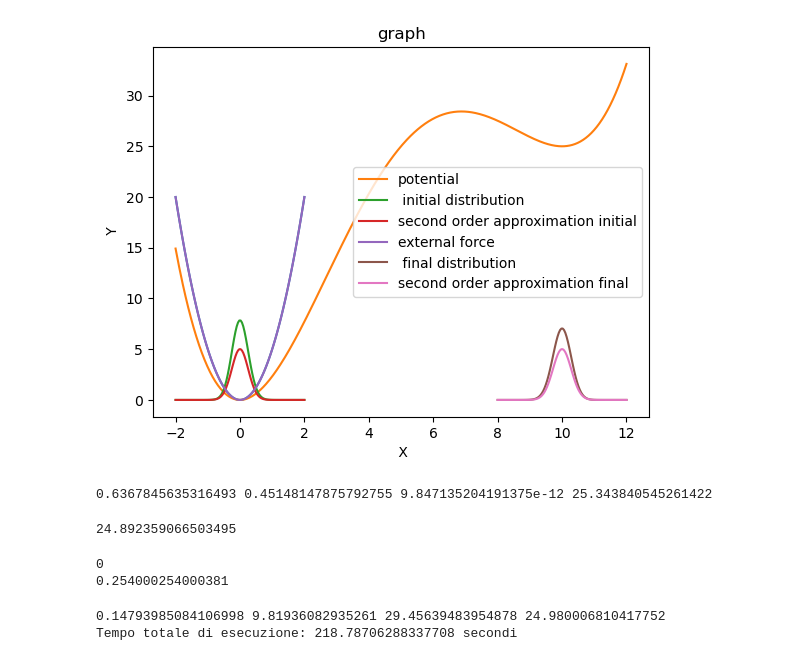
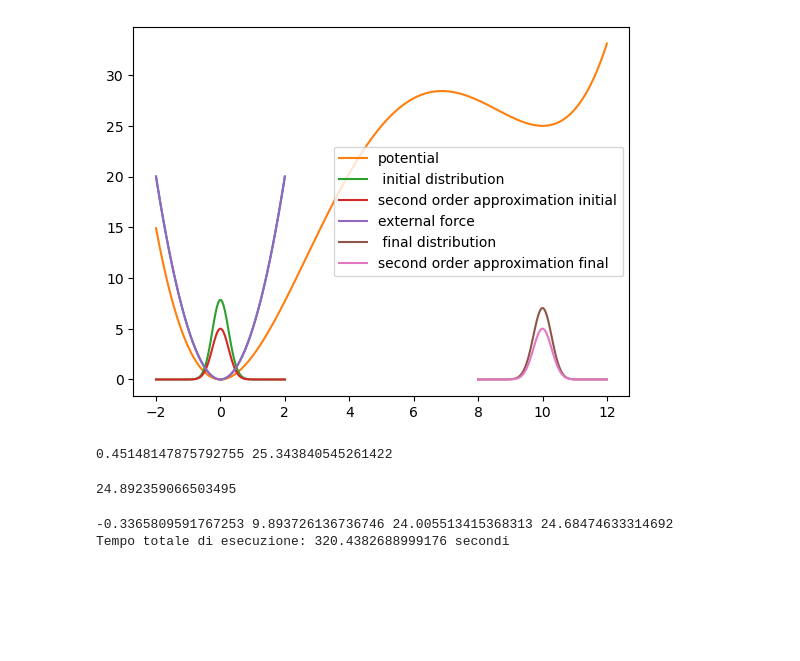
Before and after one commit to pietropecchini/TP4, a Jupyter notebook: overdamped.ipynb, the cells around one changed output. Saved outputs shown, nothing was run; the diff lists cells and outputs as text; code cells hidden in the pictures; blank space fills up the shorter version.

```diff
--- a/overdamped.ipynb
+++ b/overdamped.ipynb
@@ -64,42 +64,37 @@ std_fin = 1/np.sqrt(2*((a*x_min)/(x_min+2*c)*(3*c**2+x_min**2+2*x_min*c)+k/2)/kb
 # %%
 # Plot
 
-
-# Creazione del plot iniziale
 fig, ax = plt.subplots()
 
 x = np.linspace(-0.2*x_min, 1.2*x_min, 500)
 x_force = np.linspace(x_center-2, x_center+2, 100)
 x_final = np.linspace(x_min-2, x_min+2, 100)
 
 line, = ax.plot(x_force, k/2*(x_force-x_center)**2)
 
 integral_in, _ = integrate.quad(eq_distribution_in , -5, 5)
 int_approx_in, _ = integrate.quad(approx_in , -5, 5)
 free_energy_in = - kbT * np.log(int_approx_in)
 
 integral_fin, _ = integrate.quad(eq_distribution_fin , -5+x_min, 5+x_min)
 int_approx_fin, _ = integrate.quad(approx_fin , -5+ x_min, 5+ x_min)
 free_energy_fin = - kbT * np.log(integral_fin)
 
 plt.plot(x, potential(x), label='potential')
 plt.plot(x_force,  5*eq_distribution_in(x_force)/integral_in, label=' initial distribution') # it's multiplied to be able to see it
 #plt.plot(x_force, 5*approx_in(x_force)/int_approx_in, label='second order approximation initial')
 plt.plot(x_force,  5*approx_in(x_force)/np.max(approx_in(x_force)), label='second order approximation initial')
 plt.plot(x_force,k/2*(x_force-x_center)**2, label='external force')
 plt.plot(x_final,  5*eq_distribution_fin(x_final)/integral_fin, label=' final distribution') # it's multiplied to be able to see it
 #plt.plot(x_final,  5*approx_fin(x_final)/int_approx_fin, label='second order approximation final')
 plt.plot(x_final,  5*approx_fin(x_final)/np.max(approx_fin(x_final)), label='second order approximation final')
 
 plt.legend()
 
-plt.title('graph')
-plt.xlabel(' X')
-plt.ylabel(' Y')
 plt.show()
-print(integral_in,free_energy_in, integral_fin, free_energy_fin)
+print(free_energy_in, free_energy_fin)
 # %% [output]
-[figure, old version]
+[figure, new version]
-0.6367845635316493 0.45148147875792755 9.847135204191375e-12 25.343840545261422
+0.45148147875792755 25.343840545261422
 # %%
 # Variation of free energy
@@ -139,21 +130,16 @@ def iteration (x_in, x_center, v_external_force=v_external_force, gamma=gamma, k
 
 
     return x_new
-# %%
-print(x_center)
-print(std)
-# %% [output]
-0
-0.254000254000381
 # %%
 # Calculation of trajectory
 
 # Inizialization
-w = np.zeros(n_tries) # collect the work done
+w = np.zeros(n_tries) # collects the work done
+x_in = np.zeros(n_tries) # collects teh initial positions
+x_fin = np.zeros(n_tries) # collects the final positions
 x_center=0
 x_sim = np.zeros(n_steps+1)
-x_in = np.zeros(n_tries)
-x_fin = np.zeros(n_tries)
+
 # Total F_ext (calculated with symbolic derivative):
 x_ = sp.symbols('x_')
 pot = a*(x_-x_min)**2*(x_-c)*(x_+(x_min*c)/(x_min+2*c)) + (a*x_min**3*c**2)/(x_min+2*c)
@@ -172,17 +158,12 @@ for j in range(n_tries):
 
         w[j] += external_force((x_sim[i-1]+x_sim[i])/2,x_center +v_external_force * dt/2)*(x_sim[i]-x_sim[i-1])
 
-
-
-        #print(x_sim[i], x_sim[i]-x_sim[i-1], external_force(x_sim[i-1], x_center), F_tot(x_sim[i-1],x_center)-external_force(x_sim[i-1],x_center), F_tot(x_sim[i-1],x_center))
         x_center += v_external_force*dt
 
 
 
     x_fin[j]=x_sim[-1]
     x_in[j]=x_sim[0]
-    print(x_in[j], x_fin[j], w[j], potential(x_fin[j])- potential(x_in[j]))
-
 
 end_time = time.time()
 execution_time = end_time - start_time
@@ -190,5 +171,5 @@ execution_time = end_time - start_time
 
 print(f"Tempo totale di esecuzione: {execution_time} secondi")
 # %% [output]
-0.14793985084106998 9.81936082935261 29.45639483954878 24.980006810417752
-Tempo totale di esecuzione: 218.78706288337708 secondi
+-0.3365809591767253 9.893726136736746 24.005513415368313 24.68474633314692
+Tempo totale di esecuzione: 320.4382688999176 secondi
```
Also changed, not shown: parts of 24 cells of this notebook, 1 other file.
